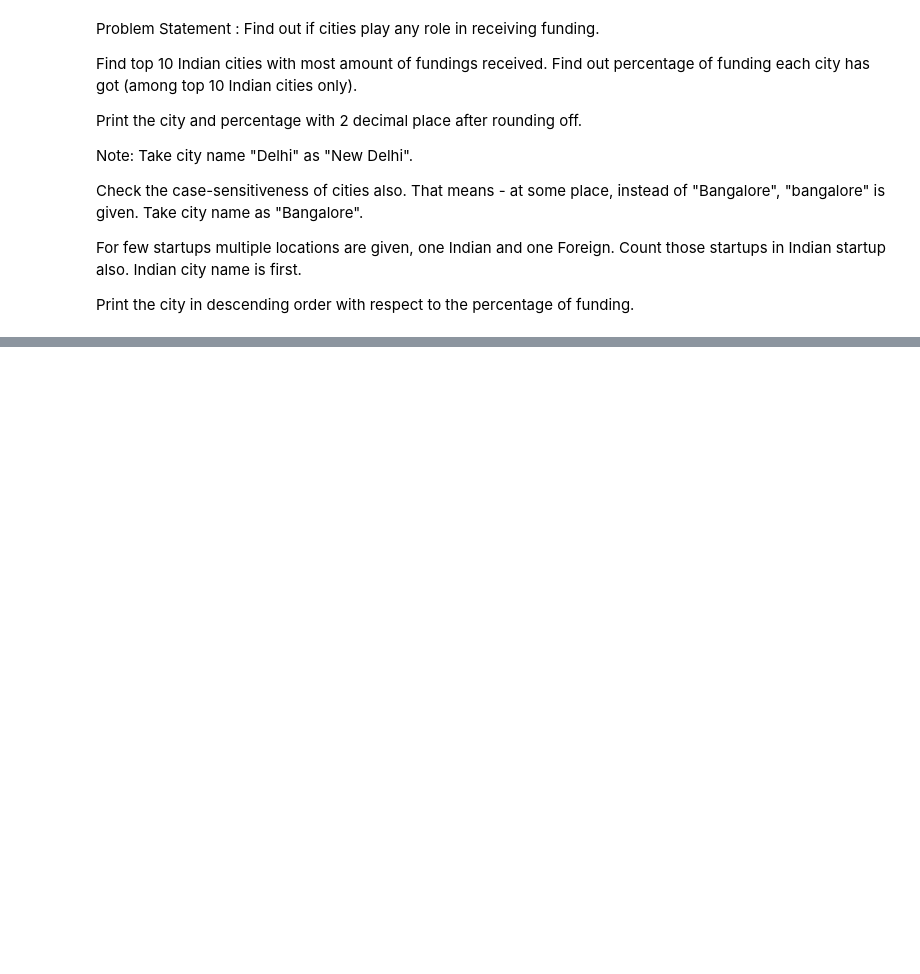
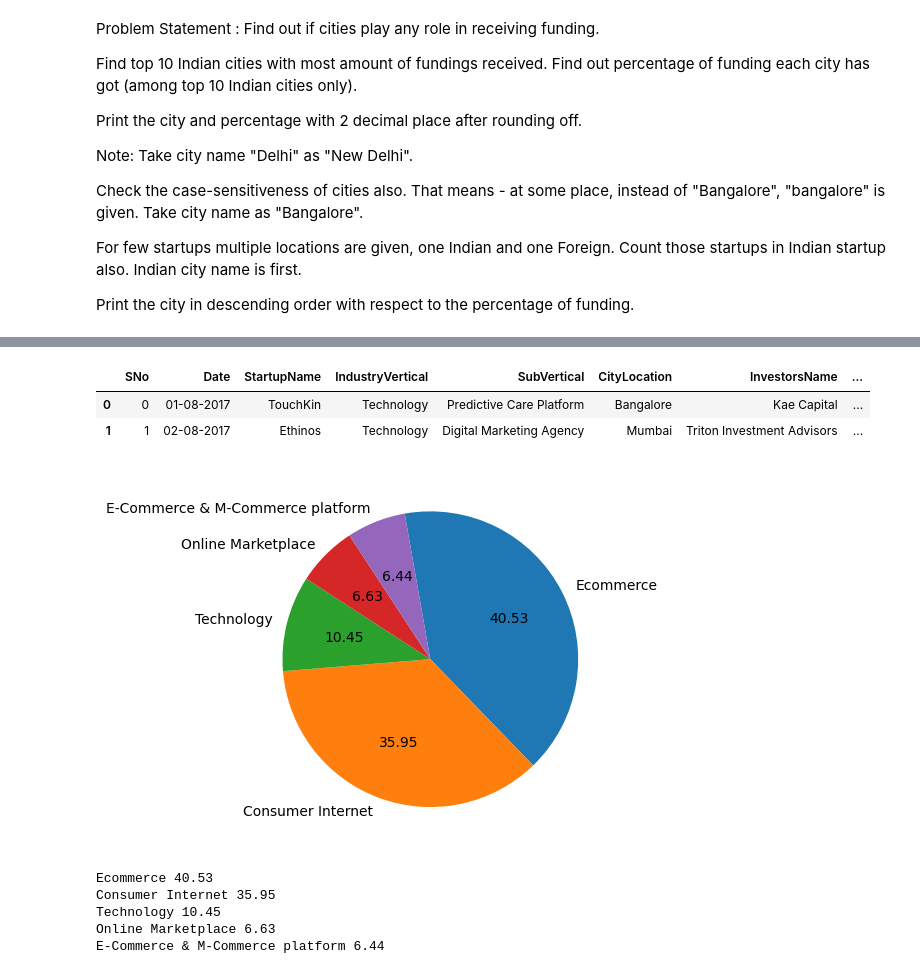
Before and after one commit to Aman-JR/Data_Science, a Jupyter notebook: Project Case Study/CaseStudy1.ipynb, the cells around one changed output, grey strips where cells are left out. Drawn from its saved outputs; the diff is of its cells as text; code cells hidden in the pictures; blank space fills up the shorter version.

```diff
--- a/Project Case Study/CaseStudy1.ipynb
+++ b/Project Case Study/CaseStudy1.ipynb
@@ -190,0 +312,34 @@ Name: Amount in USD, Length: 3044, dtype: int32
+# %%
+data = pd.read_csv('startup_funding_.csv',encoding='utf-8')
+data.head(2)
+# %% [output]
+|  | SNo | Date | StartupName | IndustryVertical | SubVertical | CityLocation | InvestorsName | ... |
+| 0 | 0 | 01-08-2017 | TouchKin | Technology | Predictive Care Platform | Bangalore | Kae Capital | ... |
+| 1 | 1 | 02-08-2017 | Ethinos | Technology | Digital Marketing Agency | Mumbai | Triton Investment Advisors | ... |
+# %%
+data['AmountInUSD'] = data['AmountInUSD'].replace(',','',regex=True)
+data['AmountInUSD'] = data['AmountInUSD'].fillna(0)
+data['AmountInUSD'] = data['AmountInUSD'].astype(float).astype(int)
+
+data['IndustryVertical'].replace('ECommerce','Ecommerce',inplace = True)
+data['IndustryVertical'].replace('eCommerce','Ecommerce',inplace = True)
+data['IndustryVertical'].replace('ecommerce','Ecommerce',inplace = True)
+
+check = data.groupby('IndustryVertical')['AmountInUSD'].sum()
+check = check.sort_values(ascending=False)[:5]
+# %%
+industry = check.index
+amount = check.values
+
+plt.pie(amount,labels = industry,autopct='%0.2f',counterclock=False,startangle=100)
+plt.show()
+percent = np.true_divide(amount,amount.sum())*100
+for i in range(len(industry)):
+    print(industry[i],format(percent[i],'0.2f'))
+# %% [output]
+[figure, added]
+Ecommerce 40.53
+Consumer Internet 35.95
+Technology 10.45
+Online Marketplace 6.63
+E-Commerce & M-Commerce platform 6.44
```
Also changed, not shown: parts of 23 cells of this notebook, 3 other files.
